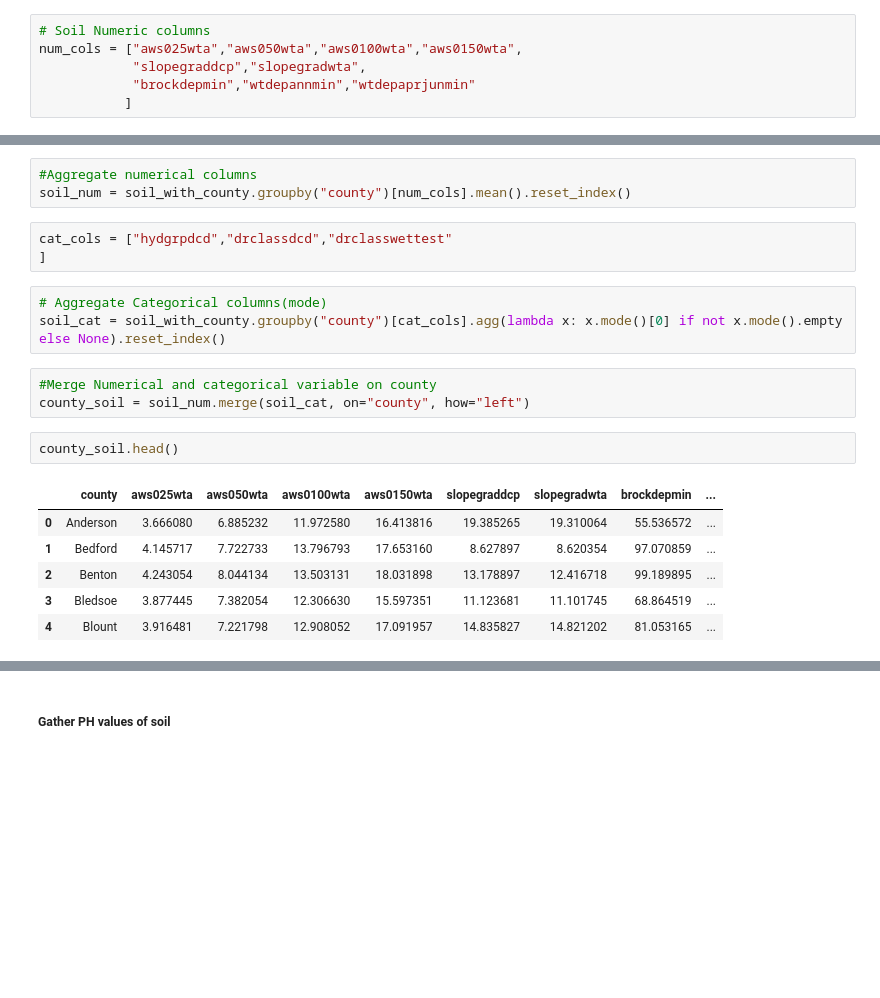
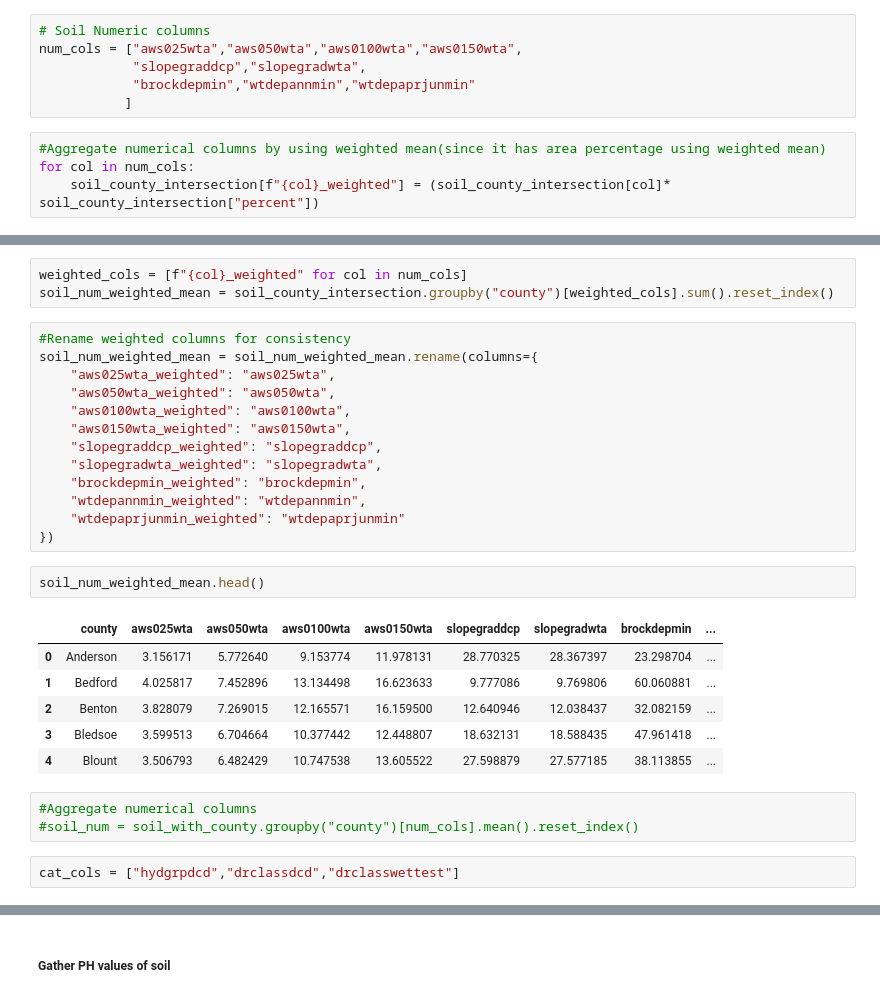
Before and after one commit to ADoddala/Predicting_Crop_Yields, a Jupyter notebook: notebooks/Data_gathering.ipynb, the cells around one changed output, grey strips where cells are left out. Saved outputs shown, nothing was run; the diff lists cells and outputs as text; blank space fills up the shorter version.

Commit message:
Gathered Soil Properties Data

```diff
--- a/notebooks/Data_gathering.ipynb
+++ b/notebooks/Data_gathering.ipynb
@@ -832,3 +830,7 @@ num_cols = ["aws025wta","aws050wta","aws0100wta","aws0150wta",
             "slopegraddcp","slopegradwta",
             "brockdepmin","wtdepannmin","wtdepaprjunmin"
            ]
+# %%
+#Aggregate numerical columns by using weighted mean(since it has area percentage using weighted mean)
+for col in num_cols:
+    soil_county_intersection[f"{col}_weighted"] = (soil_county_intersection[col]* soil_county_intersection["percent"])
@@ -835,21 +852,30 @@ num_cols = ["aws025wta","aws050wta","aws0100wta","aws0150wta",
+# %%
+weighted_cols = [f"{col}_weighted" for col in num_cols]
+soil_num_weighted_mean = soil_county_intersection.groupby("county")[weighted_cols].sum().reset_index()
+# %%
+#Rename weighted columns for consistency
+soil_num_weighted_mean = soil_num_weighted_mean.rename(columns={
+    "aws025wta_weighted": "aws025wta",
+    "aws050wta_weighted": "aws050wta",
+    "aws0100wta_weighted": "aws0100wta",
+    "aws0150wta_weighted": "aws0150wta",
+    "slopegraddcp_weighted": "slopegraddcp",
+    "slopegradwta_weighted": "slopegradwta",
+    "brockdepmin_weighted": "brockdepmin",
+    "wtdepannmin_weighted": "wtdepannmin",
+    "wtdepaprjunmin_weighted": "wtdepaprjunmin"
+})
+# %%
+soil_num_weighted_mean.head()
+# %% [output]
+|  | county | aws025wta | aws050wta | aws0100wta | aws0150wta | slopegraddcp | slopegradwta | brockdepmin | ... |
+| 0 | Anderson | 3.156171 | 5.772640 | 9.153774 | 11.978131 | 28.770325 | 28.367397 | 23.298704 | ... |
+| 1 | Bedford | 4.025817 | 7.452896 | 13.134498 | 16.623633 | 9.777086 | 9.769806 | 60.060881 | ... |
+| 2 | Benton | 3.828079 | 7.269015 | 12.165571 | 16.159500 | 12.640946 | 12.038437 | 32.082159 | ... |
+| 3 | Bledsoe | 3.599513 | 6.704664 | 10.377442 | 12.448807 | 18.632131 | 18.588435 | 47.961418 | ... |
+| 4 | Blount | 3.506793 | 6.482429 | 10.747538 | 13.605522 | 27.598879 | 27.577185 | 38.113855 | ... |
 # %%
 #Aggregate numerical columns
-soil_num = soil_with_county.groupby("county")[num_cols].mean().reset_index()
+#soil_num = soil_with_county.groupby("county")[num_cols].mean().reset_index()
 # %%
-cat_cols = ["hydgrpdcd","drclassdcd","drclasswettest"
-]
+cat_cols = ["hydgrpdcd","drclassdcd","drclasswettest"]
-# %%
-# Aggregate Categorical columns(mode)
-soil_cat = soil_with_county.groupby("county")[cat_cols].agg(lambda x: x.mode()[0] if not x.mode().empty else None).reset_index()
-# %%
-#Merge Numerical and categorical variable on county
-county_soil = soil_num.merge(soil_cat, on="county", how="left")
-# %%
-county_soil.head()
-# %% [output]
-|  | county | aws025wta | aws050wta | aws0100wta | aws0150wta | slopegraddcp | slopegradwta | brockdepmin | ... |
-| 0 | Anderson | 3.666080 | 6.885232 | 11.972580 | 16.413816 | 19.385265 | 19.310064 | 55.536572 | ... |
-| 1 | Bedford | 4.145717 | 7.722733 | 13.796793 | 17.653160 | 8.627897 | 8.620354 | 97.070859 | ... |
-| 2 | Benton | 4.243054 | 8.044134 | 13.503131 | 18.031898 | 13.178897 | 12.416718 | 99.189895 | ... |
-| 3 | Bledsoe | 3.877445 | 7.382054 | 12.306630 | 15.597351 | 11.123681 | 11.101745 | 68.864519 | ... |
-| 4 | Blount | 3.916481 | 7.221798 | 12.908052 | 17.091957 | 14.835827 | 14.821202 | 81.053165 | ... |
```
Also changed, not shown: parts of 25 cells of this notebook.
